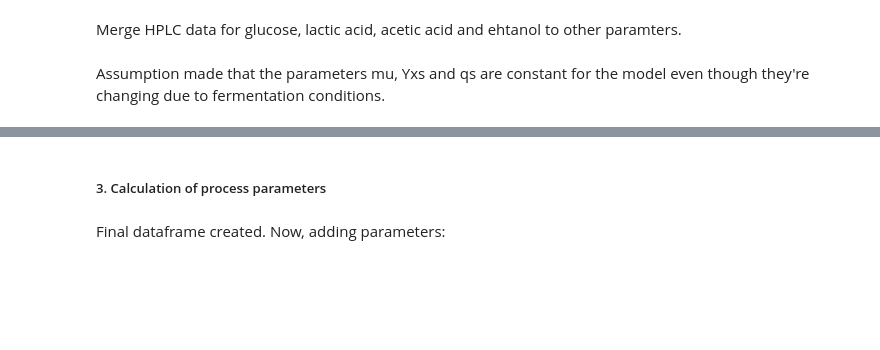
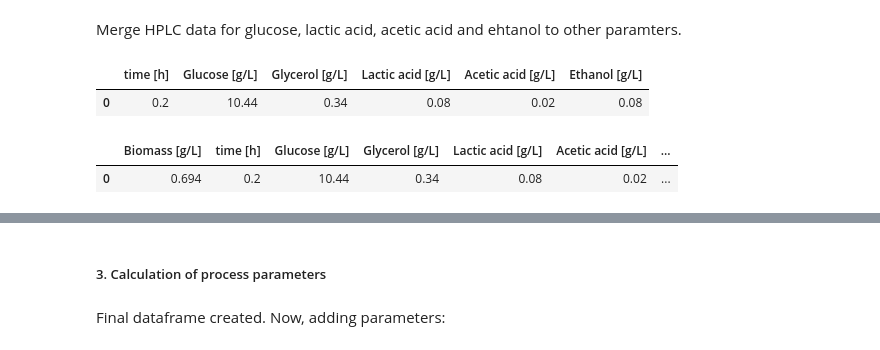
Before and after one commit to boripf/hybrid-model-corynebacterium, a Jupyter notebook: A_preprocessing.ipynb, the cells around one changed output, grey strips where cells are left out. Saved outputs shown, nothing was run; the diff lists cells and outputs as text; code cells hidden in the pictures; blank space fills up the shorter version.

```diff
--- a/A_preprocessing.ipynb
+++ b/A_preprocessing.ipynb
@@ -36,7 +36,7 @@ df_pH=pd.read_csv('data/fermentation raw data/May 26, 2023_10 58 18 AM_DTU 3-par
 df_air=pd.read_csv('data/fermentation raw data/May 26, 2023_10 58 18 AM_DTU 3-parameterValues_Flow - Air_Value.csv', sep=';')
 df_offgas=pd.read_excel('data/fermentation raw data/offgas_data.xlsx')
 df_biomass=pd.read_csv('data/fermentation raw data/biomass_OD.csv', sep=';')
-df_hplc = pd.read_excel('data/fermentation raw data/HPLC.xlsx')
+df_hplc = pd.read_csv('data/fermentation raw data/HPLC.csv', sep=';')
 # %% [markdown]
 ##### 2. Data Preprocessing
 # %%
@@ -157,13 +163,23 @@ df_biomass.head(1)
 Merge HPLC data for glucose, lactic acid, acetic acid and ehtanol to other paramters.
 # %%
 for col in df_hplc.columns:
-     df_hplc[col] = df_hplc[col].astype(str).str.replace(',', '.')
-     df_hplc[col] = df_hplc[col].replace('nan', float('nan'))
+     df_hplc[col] = df_hplc[col].str.replace(',', '.')
      df_hplc[col] = pd.to_numeric(df_hplc[col])
 df_hplc.rename(columns={'Time [h]': 'time [h]'}, inplace=True)
+# the hplc measurements were diluted with XXX in a 1:1 ratio
+## therefore all values have to be multiplied by 2
+df_hplc.iloc[:, 1:5] *= 2
 df_hplc.head(1)
+# %% [output]
+|  | time [h] | Glucose [g/L] | Glycerol [g/L] | Lactic acid [g/L] | Acetic acid [g/L] | Ethanol [g/L] |
+| 0 | 0.2 | 10.44 | 0.34 | 0.08 | 0.02 | 0.08 |
 # %%
 # merging the biomass data with the hplc data
 df_Yxs = df_biomass.merge(df_hplc, on='time [h]', how='left')
+
+# Save the DataFrame to an Excel file
+df_Yxs.to_excel('data/Yxs_table.xlsx', index=False)
+df_Yxs.head(1)
+# %% [output]
+|  | Biomass [g/L] | time [h] | Glucose [g/L] | Glycerol [g/L] | Lactic acid [g/L] | Acetic acid [g/L] | ... |
+| 0 | 0.694 | 0.2 | 10.44 | 0.34 | 0.08 | 0.02 | ... |
-# %% [markdown]
-Assumption made that the parameters mu, Yxs and qs are constant for the model even though they're changing due to fermentation conditions.
```
Also changed, not shown: parts of 18 cells of this notebook, 12 other files.
